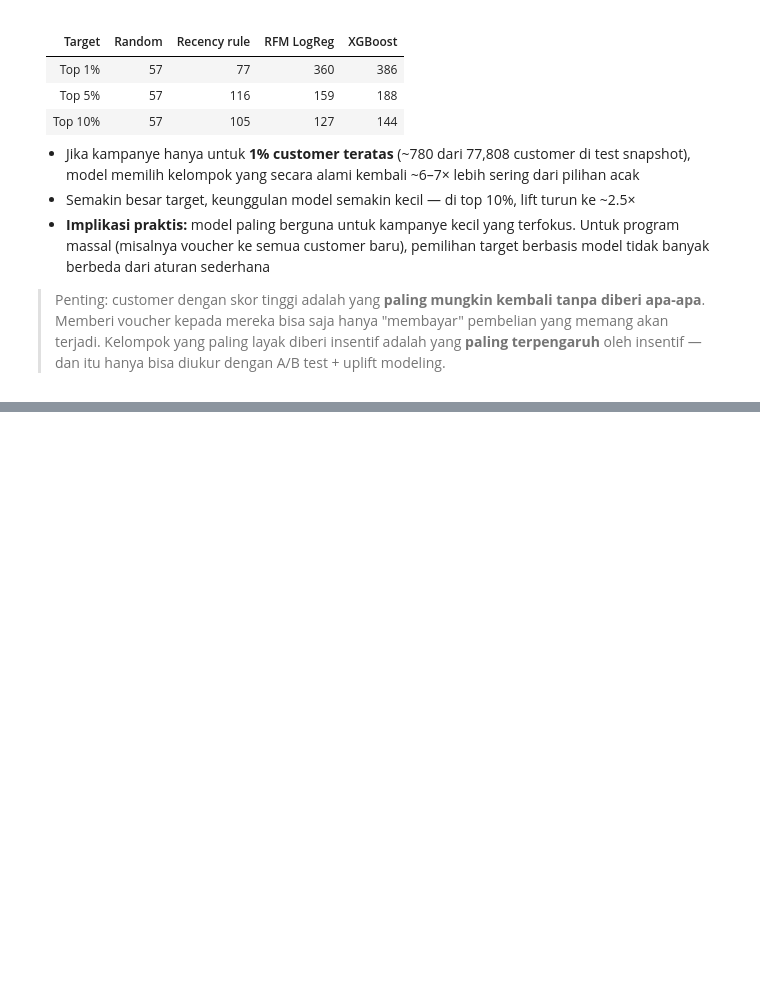
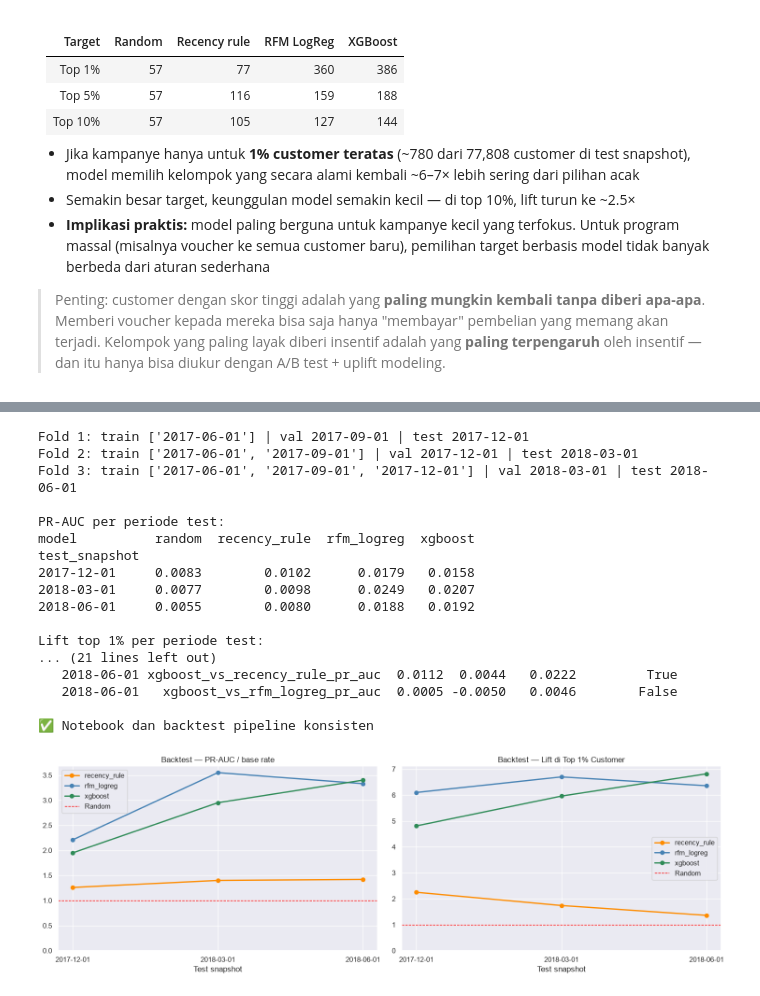
Before and after one commit to FarahAuliaKirana/Churn-Prediction, a Jupyter notebook: notebooks/06_snapshot_redesign.ipynb, the cells around one changed output, grey strips where cells are left out. Saved outputs shown, nothing was run; the diff lists cells and outputs as text; code cells hidden in the pictures; blank space fills up the shorter version.

```diff
--- a/notebooks/06_snapshot_redesign.ipynb
+++ b/notebooks/06_snapshot_redesign.ipynb
@@ -561,0 +579,65 @@ Top 10%      57           105         127      144
+# %%
+# Backtesting — 3 periode test (expanding window)
+from src.models.backtest import QUARTERLY_CUTOFFS, build_snapshot_cache, make_folds, run_backtest, summarize_backtest
+
+folds = make_folds()
+for k, f in enumerate(folds, 1):
+    print(f"Fold {k}: train {f['train']} | val {f['val']} | test {f['test']}")
+
+snapshot_cache = build_snapshot_cache(master, QUARTERLY_CUTOFFS, reviews=reviews)
+bt_metrics, bt_sig = run_backtest(snapshot_cache, folds, n_boot=500)
+
+print("\nPR-AUC per periode test:")
+print(bt_metrics.pivot(index='test_snapshot', columns='model', values='pr_auc')
+      [['random', 'recency_rule', 'rfm_logreg', 'xgboost']].round(4).to_string())
+print("\nLift top 1% per periode test:")
+print(bt_metrics.pivot(index='test_snapshot', columns='model', values='lift_top1pct')
+      [['random', 'recency_rule', 'rfm_logreg', 'xgboost']].to_string())
+
+print("\nRingkasan (mean / min / max di 3 periode):")
+summary_bt = summarize_backtest(bt_metrics)
+print(summary_bt[['roc_auc', 'pr_auc_lift', 'lift_top1pct', 'lift_top10pct']].to_string())
+
+print("\nUji signifikansi per periode (paired bootstrap PR-AUC):")
+print(bt_sig[['test_snapshot', 'comparison', 'diff', 'ci_low', 'ci_high', 'significant']].to_string(index=False))
+
+# Cocokkan dengan outputs/backtest_snapshot.csv (train_snapshot_pipeline.py --backtest)
+pipe_bt = pd.read_csv('../outputs/backtest_snapshot.csv')
+same_bt = np.allclose(pipe_bt.sort_values(['fold', 'model'])['pr_auc'].to_numpy(),
+                      bt_metrics.sort_values(['fold', 'model'])['pr_auc'].to_numpy())
+print("\n✅ Notebook dan backtest pipeline konsisten" if same_bt else "\n⚠️ Berbeda dengan backtest_snapshot.csv")
+
+# Visualisasi
+fig, axes = plt.subplots(1, 2, figsize=(15, 5))
+for name in ['recency_rule', 'rfm_logreg', 'xgboost']:
+    d = bt_metrics[bt_metrics['model'] == name]
+    axes[0].plot(d['test_snapshot'], d['pr_auc_lift'], marker='o', linewidth=2, color=colors[name], label=name)
+    axes[1].plot(d['test_snapshot'], d['lift_top1pct'], marker='o', linewidth=2, color=colors[name], label=name)
+for ax, title in zip(axes, ['PR-AUC / base rate', 'Lift di Top 1% Customer']):
+    ax.axhline(1, color='red', linestyle='--', linewidth=1, label='Random')
+    ax.set_xlabel('Test snapshot')
+    ax.set_title(f'Backtest — {title}')
+    ax.set_ylim(bottom=0)
+    ax.legend()
+plt.tight_layout()
+plt.savefig('../outputs/figures/snapshot_backtest.png', dpi=150)
+plt.show()
+# %% [output]
+Fold 1: train ['2017-06-01'] | val 2017-09-01 | test 2017-12-01
+Fold 2: train ['2017-06-01', '2017-09-01'] | val 2017-12-01 | test 2018-03-01
+Fold 3: train ['2017-06-01', '2017-09-01', '2017-12-01'] | val 2018-03-01 | test 2018-06-01
+
+PR-AUC per periode test:
+model          random  recency_rule  rfm_logreg  xgboost
+test_snapshot
+2017-12-01     0.0083        0.0102      0.0179   0.0158
+2018-03-01     0.0077        0.0098      0.0249   0.0207
+2018-06-01     0.0055        0.0080      0.0188   0.0192
+
+Lift top 1% per periode test:
+... (21 lines left out)
+   2018-06-01 xgboost_vs_recency_rule_pr_auc  0.0112  0.0044   0.0222         True
+   2018-06-01   xgboost_vs_rfm_logreg_pr_auc  0.0005 -0.0050   0.0046        False
+
+✅ Notebook dan backtest pipeline konsisten
+[figure, added]
```
Also changed, not shown: parts of 5 cells of this notebook, 9 other files.
